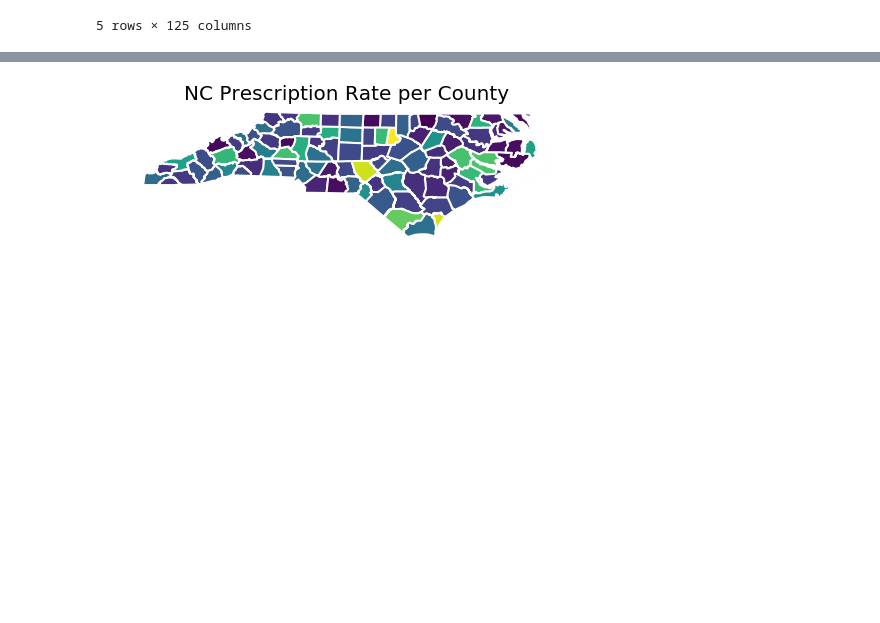
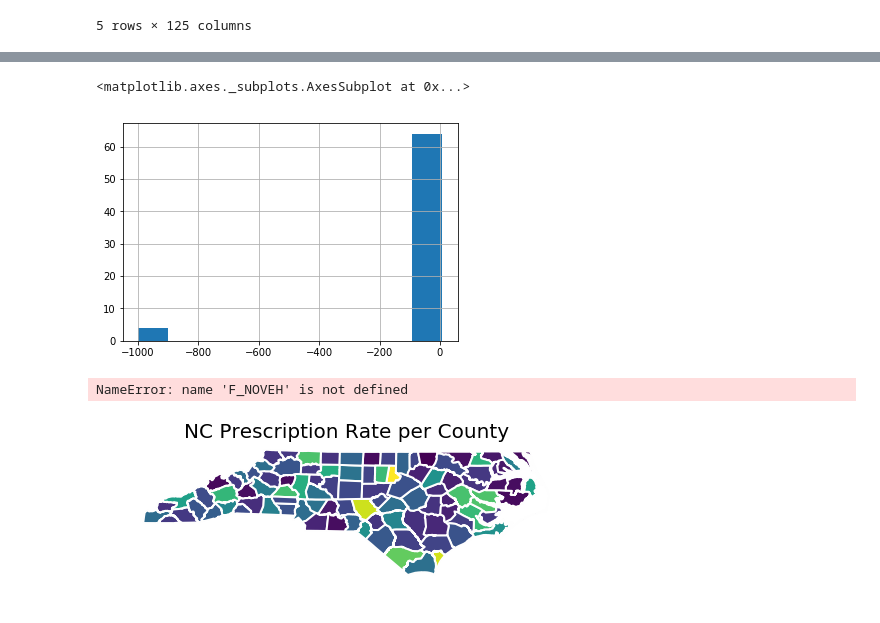
Before and after one commit to jmpmcmanus/Flood, a Jupyter notebook: CDC.ipynb, the cells around one changed output, grey strips where cells are left out. Cells and saved outputs as stored; diff of their text form; code cells hidden in the pictures; blank space fills up the shorter version.

```diff
--- a/CDC.ipynb
+++ b/CDC.ipynb
@@ -41,0 +49,6 @@ plt.show()
+# %%
+ctdata['F_TOTAL'].hist()
+# plt.show()
+# %% [output]
+<matplotlib.axes._subplots.AxesSubplot at 0x...>
+[figure, added]
@@ -42,3 +57,7 @@ plt.show()
+# %%
+lookinglist=['F_CROWD','F_NOVEH']
+# %% [output]
+NameError: name 'F_NOVEH' is not defined
 # %%
 nc_result_county['ct']=nc_result_county['county'].apply(lambda x: re.findall(r'(.+) County',x)[0])
 or_result_county['ct']=or_result_county['county'].apply(lambda x: re.findall(r'(.+) County',x)[0])
```
Also changed, not shown: parts of 4 cells of this notebook, 1 other file.
